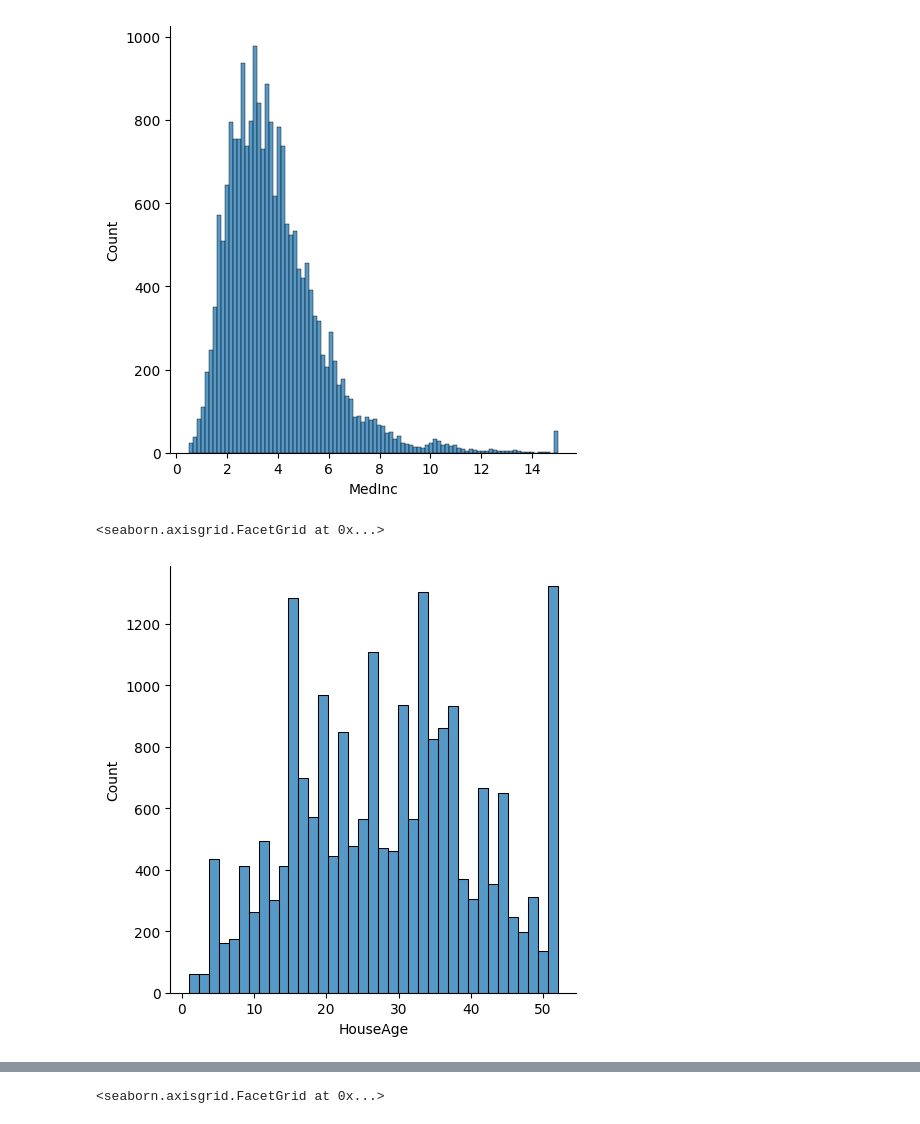
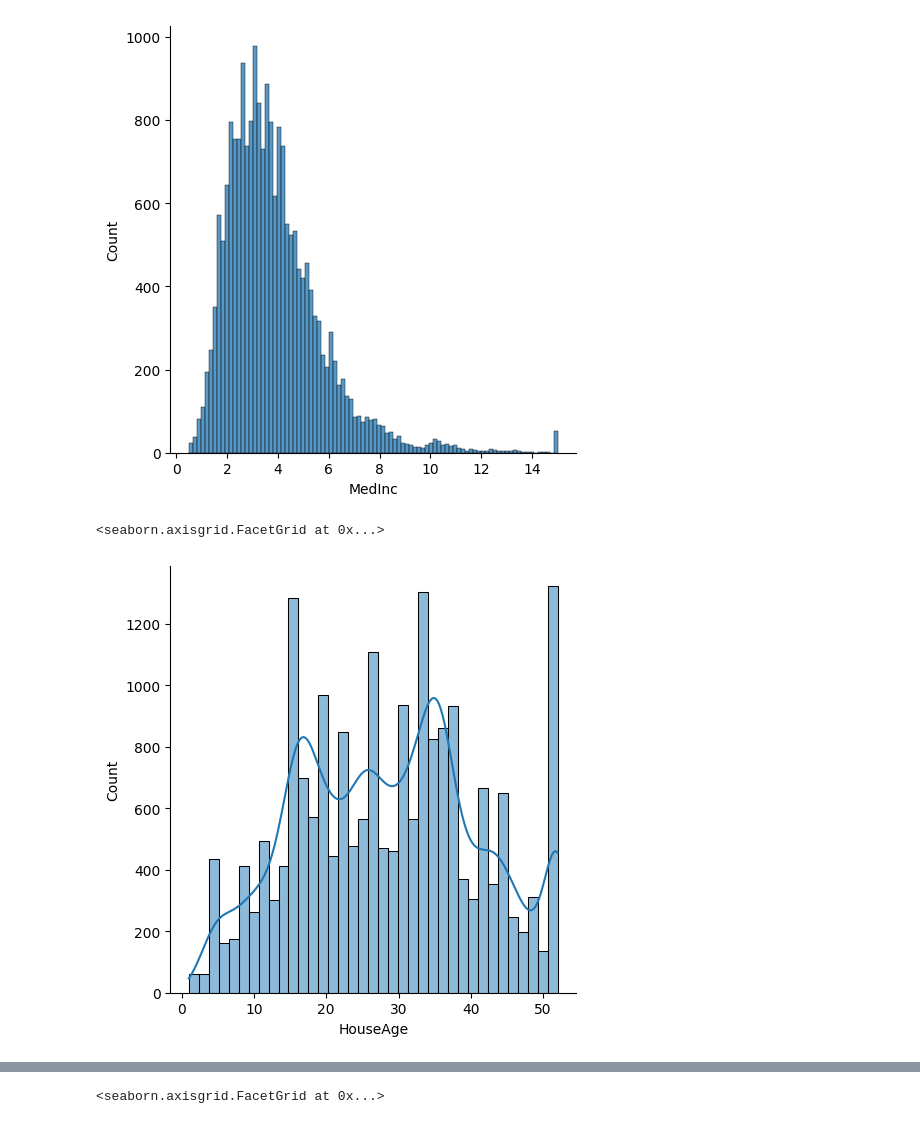
Before and after one commit to joselitom17/Lineal_Regression_Project, a Jupyter notebook: notebooks/EDA_California_Housing.ipynb, the cells around one changed output, grey strips where cells are left out. Drawn from its saved outputs; the diff is of its cells as text; code cells hidden in the pictures.

```diff
--- a/notebooks/EDA_California_Housing.ipynb
+++ b/notebooks/EDA_California_Housing.ipynb
@@ -62,7 +63,7 @@ sns.displot(data, x = "MedInc")
 [figure]
 # %%
 # HouseAge variable plot
-sns.displot(data, x = "HouseAge")
+sns.displot(data, x = "HouseAge", kde=True)
 # %% [output]
 <seaborn.axisgrid.FacetGrid at 0x...>
-[figure, old version]
+[figure, new version]
```
Also changed, not shown: parts of 10 cells of this notebook, 1 other file.
